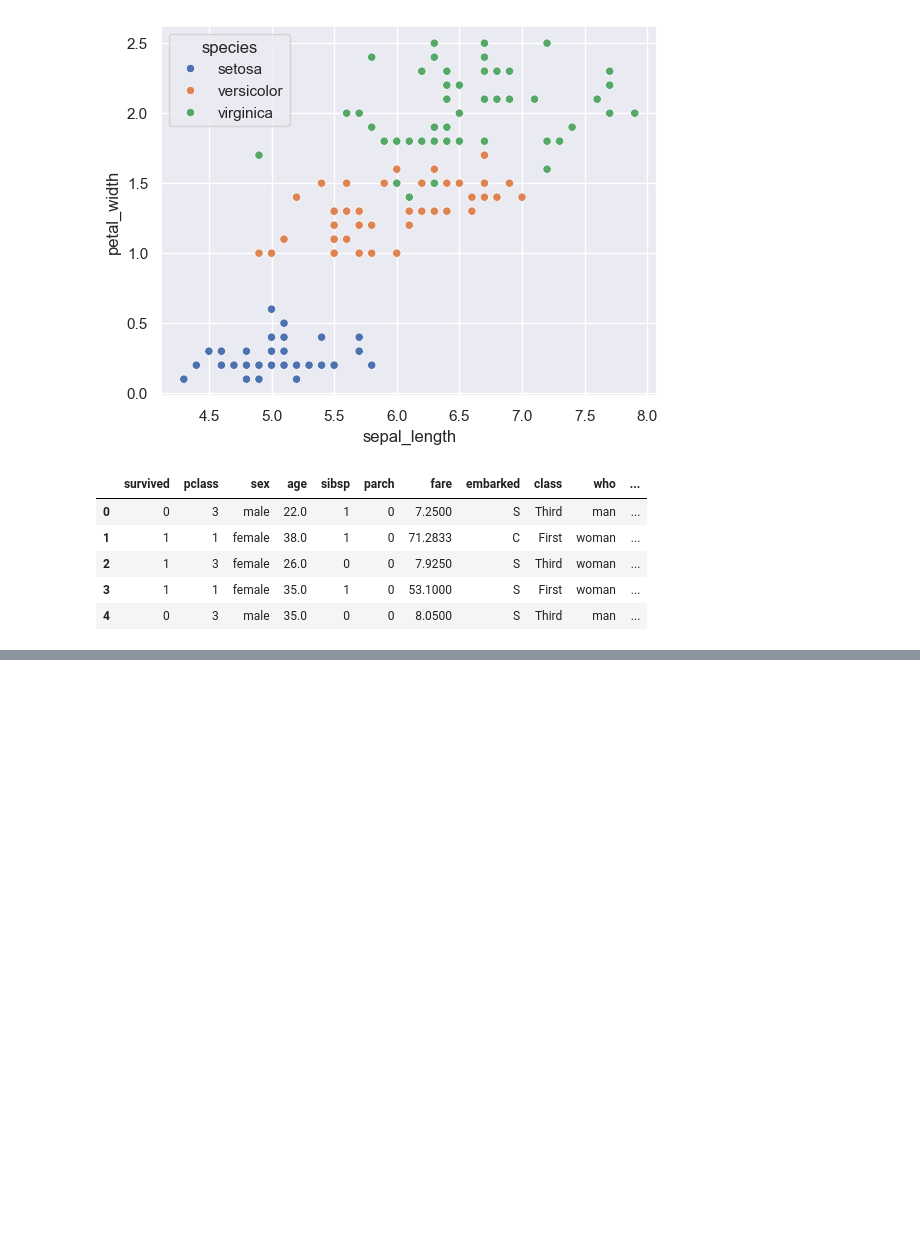
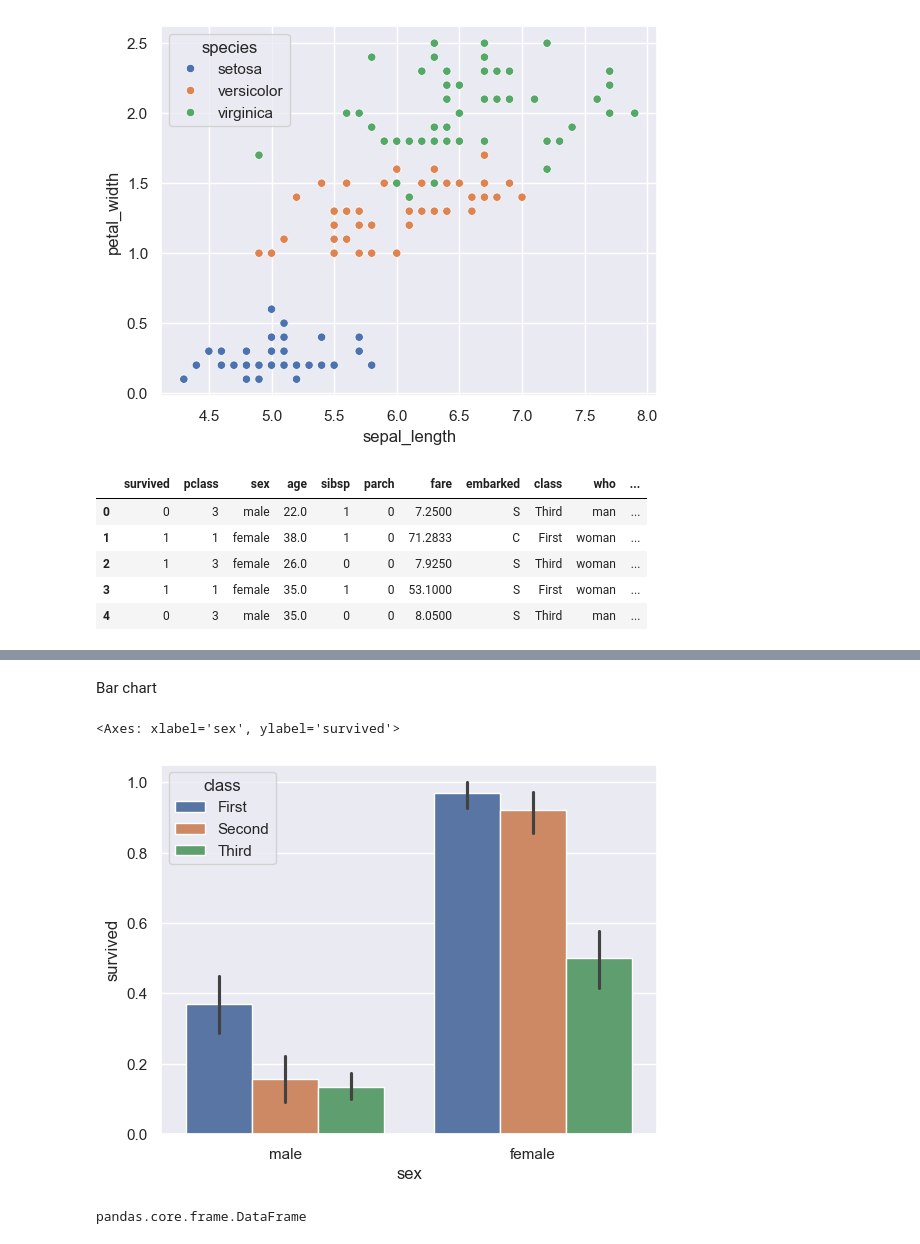
Before and after one commit to VarenyaVisen/Seaborn-Tutorial, a Jupyter notebook: seaborn_tutorial.ipynb, the cells around one changed output, grey strips where cells are left out. Cells and saved outputs as stored; diff of their text form; code cells hidden in the pictures; blank space fills up the shorter version.

```diff
--- a/seaborn_tutorial.ipynb
+++ b/seaborn_tutorial.ipynb
@@ -68,0 +85,15 @@ titanic.head()
+# %% [markdown]
+Bar chart
+# %%
+sns.barplot(x='sex',y='survived', hue='class', data=titanic)
+# %% [output]
+<Axes: xlabel='sex', ylabel='survived'>
+[figure, added]
+# %%
+#House price datset
+from sklearn.datasets import fetch_california_housing
+california_dataset = fetch_california_housing()
+california_df = pd.DataFrame(california_dataset.data, columns = california_dataset.feature_names)
+type(california_df)
+# %% [output]
+pandas.core.frame.DataFrame
```
Also changed, not shown: parts of 11 cells of this notebook, 1 other file.
